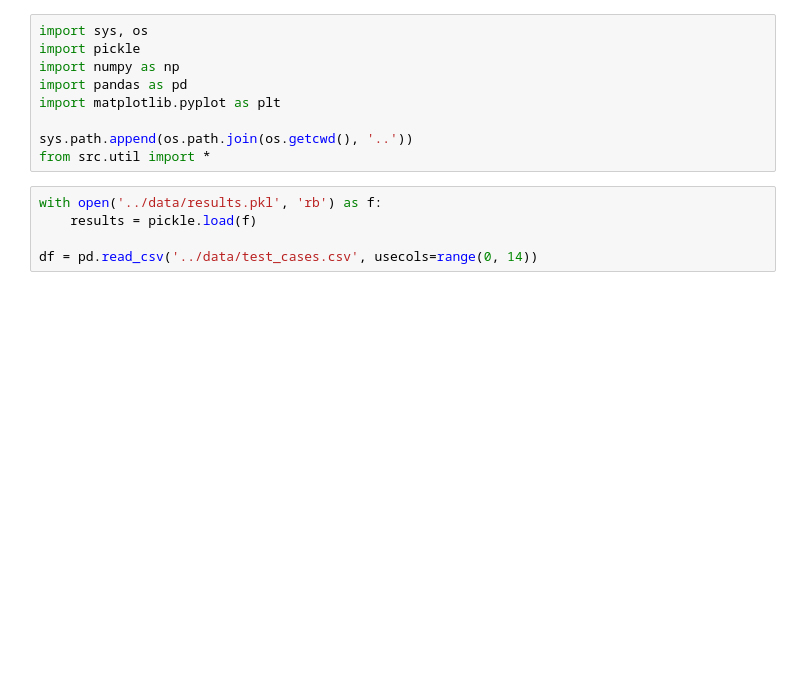
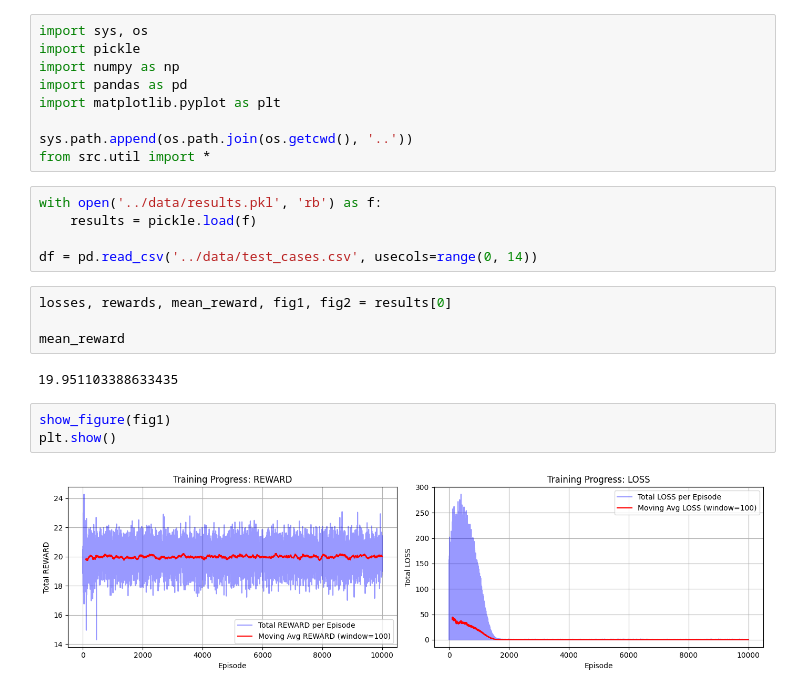
Before and after one commit to ostapenkovs/orcs-4529-rl, a Jupyter notebook: notebooks/4_analysis.ipynb, the cells around one changed output. Cells and saved outputs as stored; diff of their text form; blank space fills up the shorter version.

```diff
--- a/notebooks/4_analysis.ipynb
+++ b/notebooks/4_analysis.ipynb
@@ -12,3 +12,14 @@ with open('../data/results.pkl', 'rb') as f:
     results = pickle.load(f)
 
 df = pd.read_csv('../data/test_cases.csv', usecols=range(0, 14))
+# %%
+losses, rewards, mean_reward, fig1, fig2 = results[0]
+
+mean_reward
+# %% [output]
+19.951103388633435
+# %%
+show_figure(fig1)
+plt.show()
+# %% [output]
+[figure, added]
```
Also changed, not shown: parts of 9 cells of this notebook, 2 other files.
